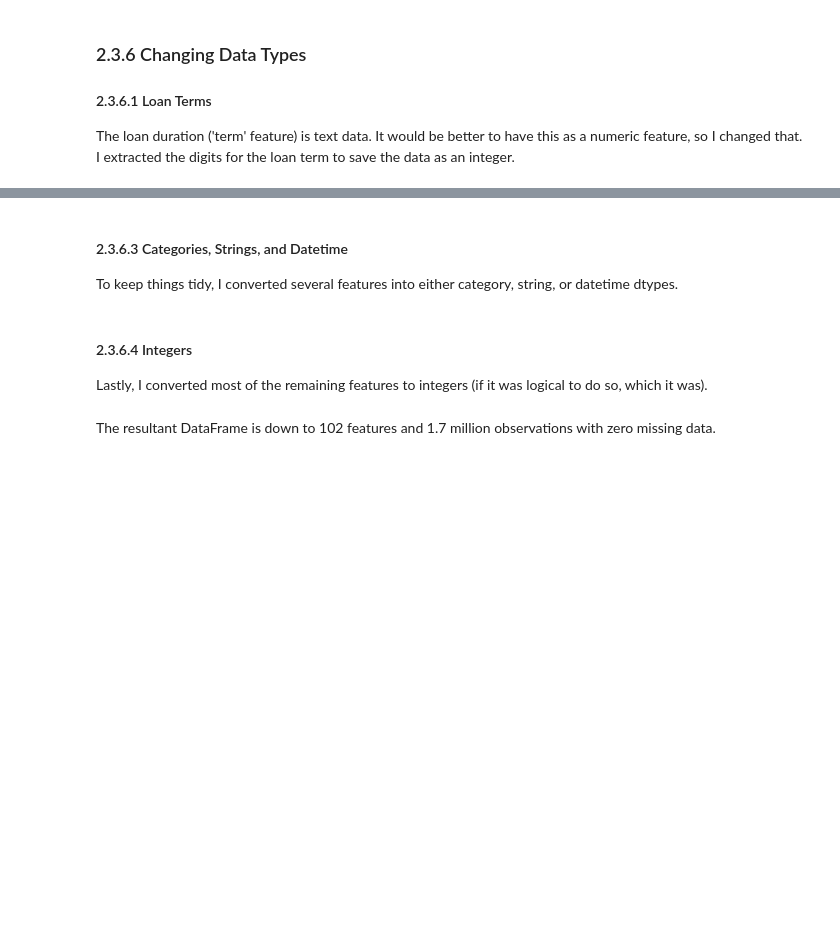
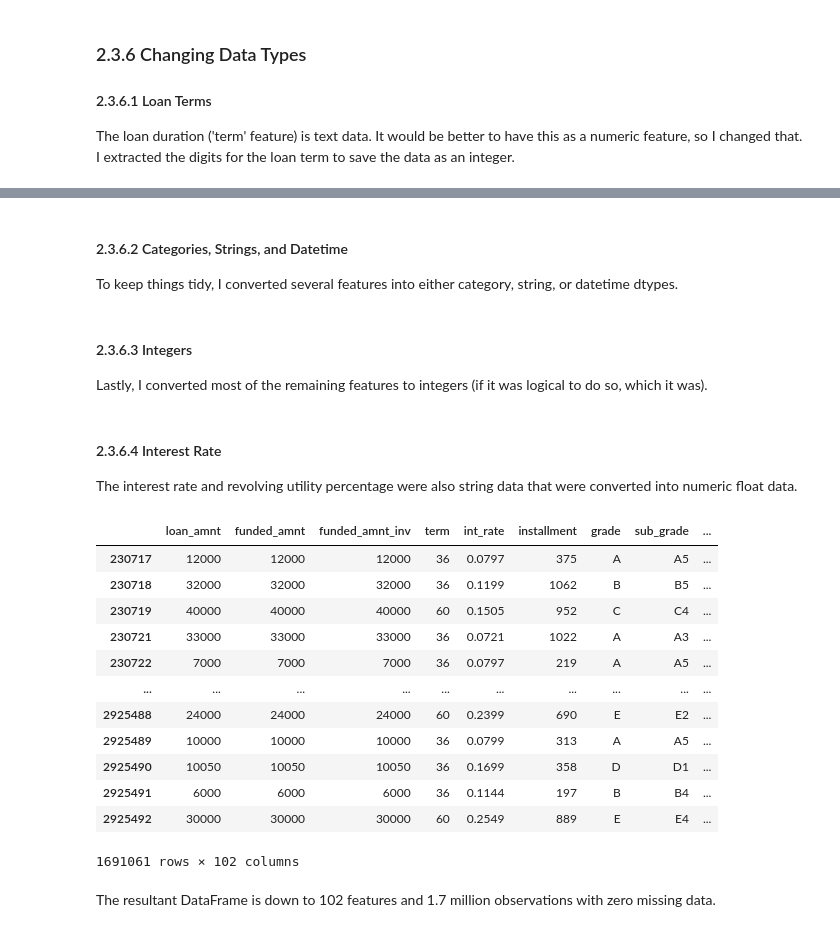
Before and after one commit to CompleteAlgoTrader/Springboard, a Jupyter notebook: notebooks/02 Data Wrangling - Lending Club Loan Default Rate.ipynb, the cells around one changed output, grey strips where cells are left out. Cells and saved outputs as stored; diff of their text form; code cells hidden in the pictures; blank space fills up the shorter version.

```diff
--- a/notebooks/02 Data Wrangling - Lending Club Loan Default Rate.ipynb
+++ b/notebooks/02 Data Wrangling - Lending Club Loan Default Rate.ipynb
@@ -267,10 +260,10 @@ loan_data['revol_util'] = loan_data['revol_util'].str.strip('%').astype('float')
 # %% [markdown]
-#### 2.3.6.3 Categories, Strings, and Datetime<a id='2.3.6.3_Categories_Strings_And_Datetime'></a>
+#### 2.3.6.2 Categories, Strings, and Datetime<a id='2.3.6.2_Categories_Strings_And_Datetime'></a>
 To keep things tidy, I converted several features into either category, string, or datetime dtypes.
 # %%
 convert_to_category = ['grade', 'sub_grade', 'emp_length', 'home_ownership', 'verification_status', 'loan_status',
                        'pymnt_plan', 'purpose', 'zip_code', 'addr_state', 'initial_list_status', 'application_type',
-                      'verification_status_joint', 'hardship_flag', 'debt_settlement_flag']
+                      'verification_status_joint', 'hardship_flag', 'debt_settlement_flag', 'term']
 
 convert_to_string = ['emp_title', 'url', 'title']
 
@@ -289,13 +282,34 @@ for column_name in convert_to_datetime:
     if column_name in loan_data.columns:
         loan_data[column_name] = pd.to_datetime(loan_data[column_name], infer_datetime_format=True)
 # %% [markdown]
-#### 2.3.6.4 Integers<a id='2.3.6.4_Integers'></a>
+#### 2.3.6.3 Integers<a id='2.3.6.3_Integers'></a>
 Lastly, I converted most of the remaining features to integers (if it was logical to do so, which it was).
 # %%
 convert_to_int = loan_data.select_dtypes(include = 'float').columns
 
 for column_name in convert_to_int:
     loan_data[column_name] = loan_data[column_name].astype('int')
+# %% [markdown]
+#### 2.3.6.4 Interest Rate<a id='2.3.6.4_Interest_Rate'></a>
+The interest rate and revolving utility percentage were also string data that were converted into numeric float data.
+# %%
+loan_data['int_rate'] = loan_data['int_rate'].str.strip('%').astype('float')/100
+loan_data['revol_util'] = loan_data['revol_util'].str.strip('%').astype('float')/100
+loan_data
+# %% [output]
+|  | loan_amnt | funded_amnt | funded_amnt_inv | term | int_rate | installment | grade | sub_grade | ... |
+| 230717 | 12000 | 12000 | 12000 | 36 | 0.0797 | 375 | A | A5 | ... |
+| 230718 | 32000 | 32000 | 32000 | 36 | 0.1199 | 1062 | B | B5 | ... |
+| 230719 | 40000 | 40000 | 40000 | 60 | 0.1505 | 952 | C | C4 | ... |
+| 230721 | 33000 | 33000 | 33000 | 36 | 0.0721 | 1022 | A | A3 | ... |
+| 230722 | 7000 | 7000 | 7000 | 36 | 0.0797 | 219 | A | A5 | ... |
+| ... | ... | ... | ... | ... | ... | ... | ... | ... | ... |
+| 2925488 | 24000 | 24000 | 24000 | 60 | 0.2399 | 690 | E | E2 | ... |
+| 2925489 | 10000 | 10000 | 10000 | 36 | 0.0799 | 313 | A | A5 | ... |
+| 2925490 | 10050 | 10050 | 10050 | 36 | 0.1699 | 358 | D | D1 | ... |
+| 2925491 | 6000 | 6000 | 6000 | 36 | 0.1144 | 197 | B | B4 | ... |
+| 2925492 | 30000 | 30000 | 30000 | 60 | 0.2549 | 889 | E | E4 | ... |
+1691061 rows × 102 columns
 # %% [markdown]
 The resultant DataFrame is down to 102 features and 1.7 million observations with zero missing data.
 # %%
```
Also changed, not shown: parts of 4 cells of this notebook, 1 other file.
